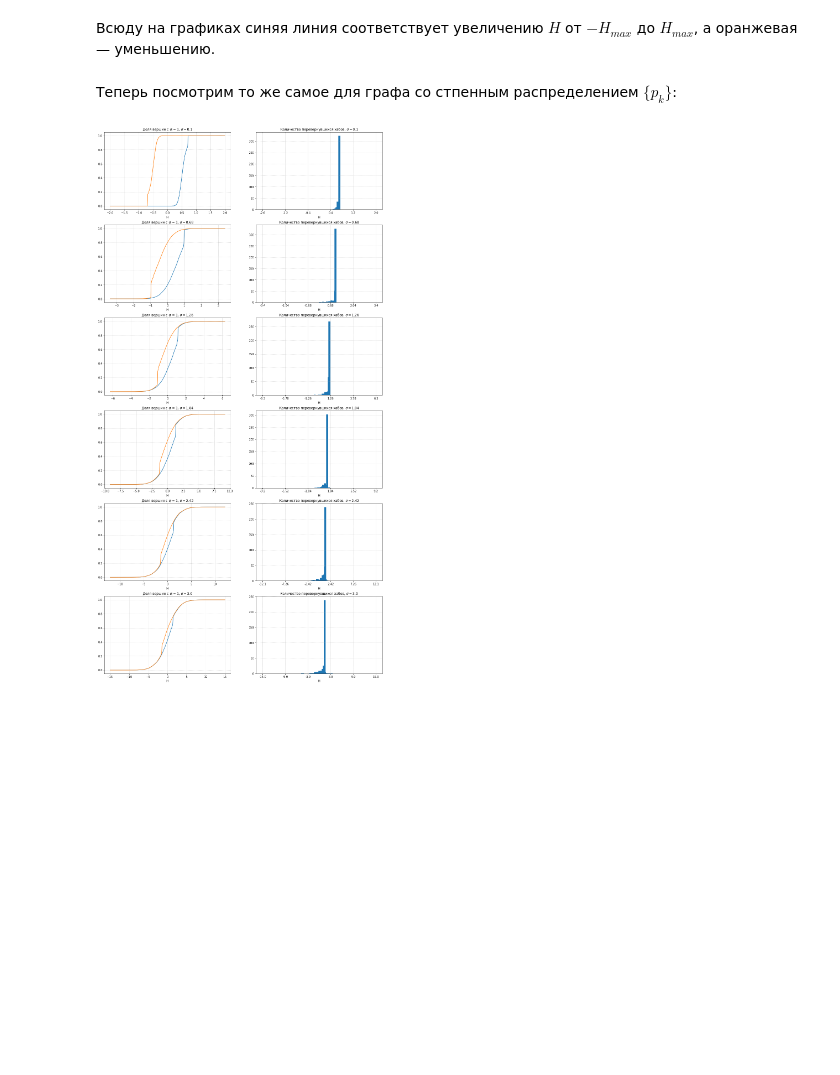
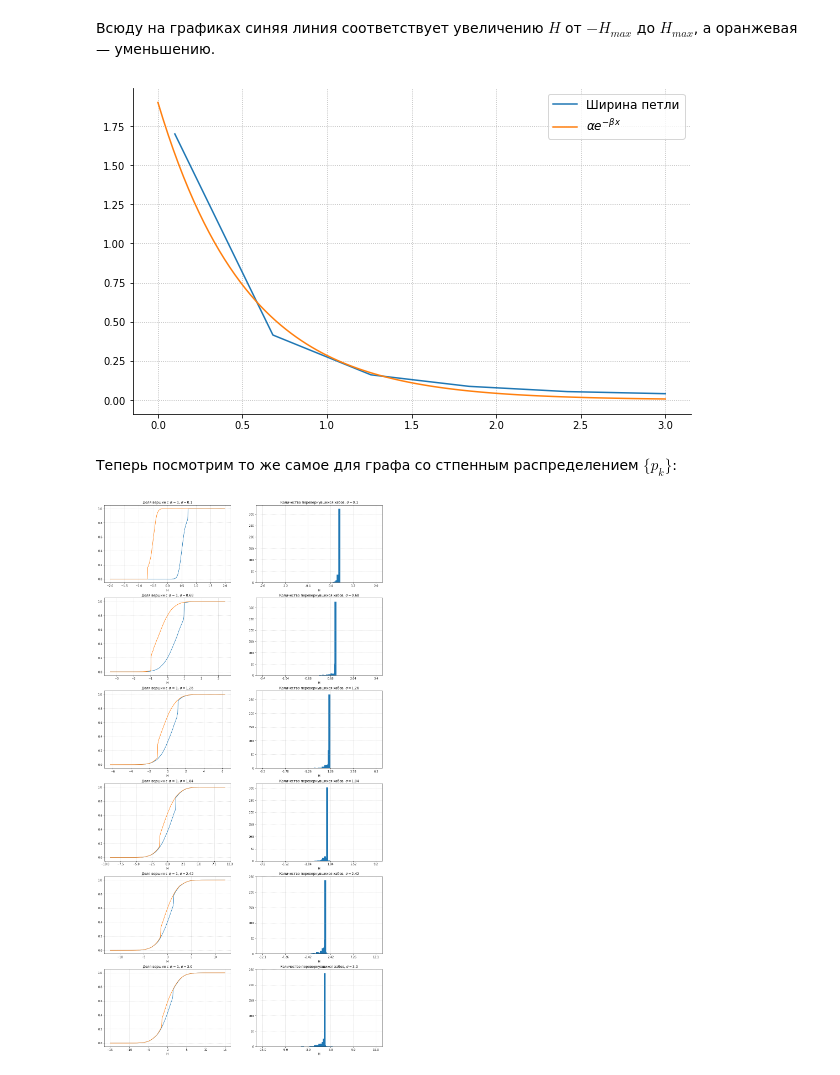
Before and after one commit to alexicon33/Ising-model, a Jupyter notebook: Code/Задача 1 - расширенная версия.ipynb, the cells around one changed output. Cells and saved outputs as stored; diff of their text form; code cells hidden in the pictures; blank space fills up the shorter version.

```diff
--- a/Code/Задача 1 - расширенная версия.ipynb
+++ b/Code/Задача 1 - расширенная версия.ipynb
@@ -96,5 +113,15 @@ for index, sigma in tqdm(enumerate(sigma_grid)):
 # %% [markdown]
 Всюду на графиках синяя линия соответствует увеличению $H$ от $-H_{max}$ до $H_{max}$, а оранжевая — уменьшению.
+# %%
+plt.figure(figsize=(10, 6))
+plt.plot(sigma_grid, widths, label='Ширина петли')
+plt.grid(ls=':')
+plt.gca().spines['top'].set_visible(False)
+plt.gca().spines['right'].set_visible(False)
+plt.plot(np.linspace(0, 3, 100), 1.9 * np.exp(-1.9 * np.linspace(0, 3, 100)), label=r'$\alpha e^{- \beta x}$')
+plt.legend(fontsize='large');
+# %% [output]
+[figure, added]
 # %% [markdown]
 Теперь посмотрим то же самое для графа со стпенным распределением $\{p_k\}$:
 # %%
```
Also changed, not shown: parts of 8 cells of this notebook, 4 other files.
